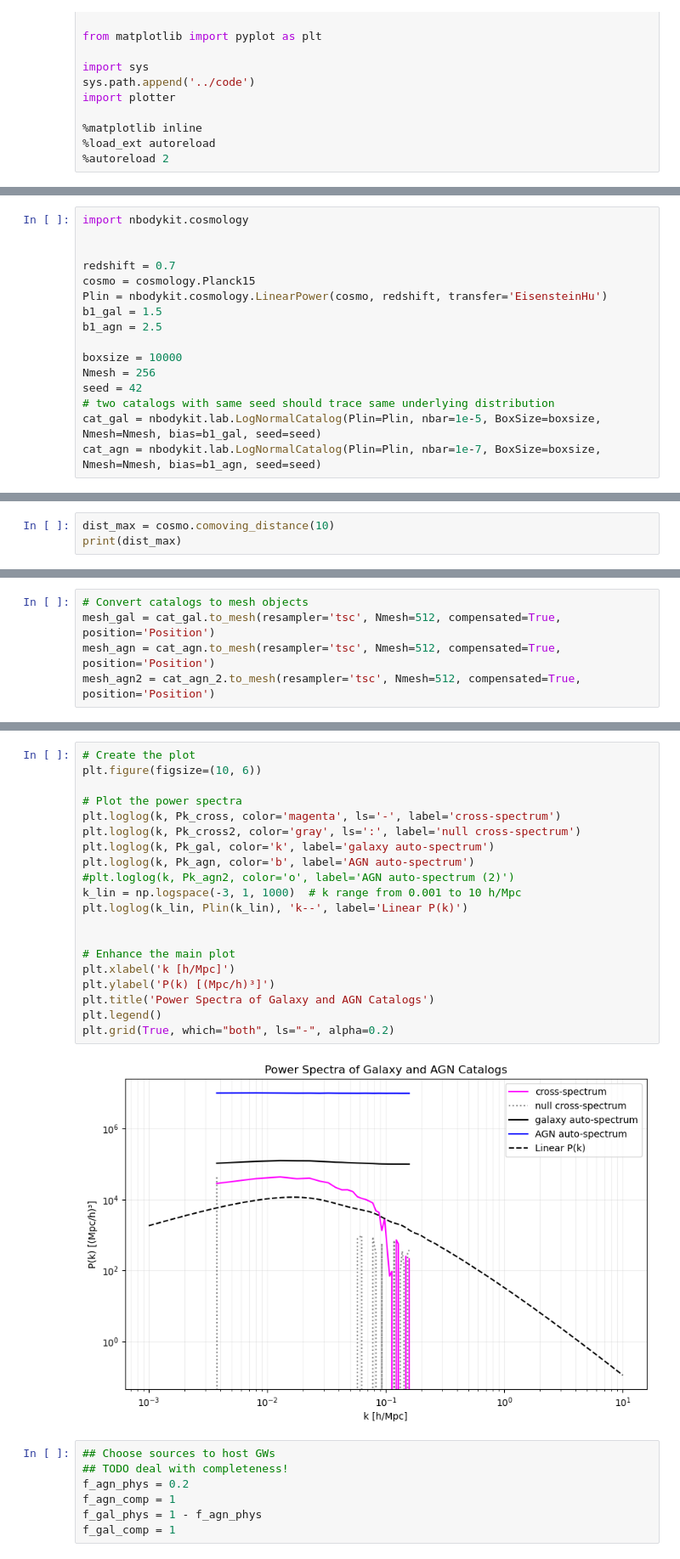
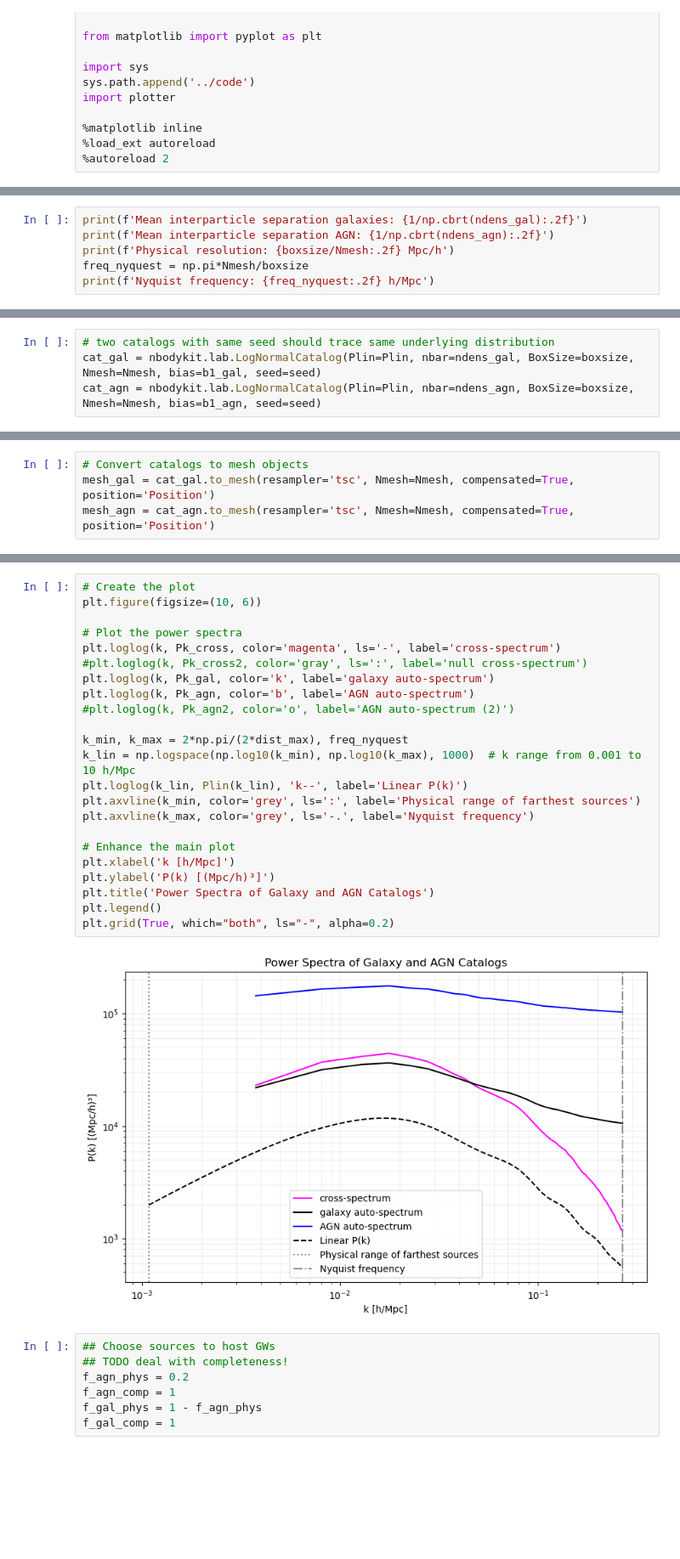
Before and after one commit to kstoreyf/gws-agn, a Jupyter notebook: notebooks/2025-04-17_mocks_lognormal.ipynb, the cells around one changed output, grey strips where cells are left out. Shown at 85% size. Drawn from its saved outputs; the diff is of its cells as text; blank space fills up the shorter version.

```diff
--- a/notebooks/2025-04-17_mocks_lognormal.ipynb
+++ b/notebooks/2025-04-17_mocks_lognormal.ipynb
@@ -18,0 +48,6 @@ import plotter
+# %%
+print(f'Mean interparticle separation galaxies: {1/np.cbrt(ndens_gal):.2f}')
+print(f'Mean interparticle separation AGN: {1/np.cbrt(ndens_agn):.2f}')
+print(f'Physical resolution: {boxsize/Nmesh:.2f} Mpc/h')
+freq_nyquest = np.pi*Nmesh/boxsize
+print(f'Nyquist frequency: {freq_nyquest:.2f} h/Mpc')
@@ -19,16 +61,4 @@ import plotter
 # %%
-import nbodykit.cosmology
-
-
-redshift = 0.7
-cosmo = cosmology.Planck15
-Plin = nbodykit.cosmology.LinearPower(cosmo, redshift, transfer='EisensteinHu')
-b1_gal = 1.5
-b1_agn = 2.5
-
-boxsize = 10000
-Nmesh = 256
-seed = 42
 # two catalogs with same seed should trace same underlying distribution
-cat_gal = nbodykit.lab.LogNormalCatalog(Plin=Plin, nbar=1e-5, BoxSize=boxsize, Nmesh=Nmesh, bias=b1_gal, seed=seed)
-cat_agn = nbodykit.lab.LogNormalCatalog(Plin=Plin, nbar=1e-7, BoxSize=boxsize, Nmesh=Nmesh, bias=b1_agn, seed=seed)
+cat_gal = nbodykit.lab.LogNormalCatalog(Plin=Plin, nbar=ndens_gal, BoxSize=boxsize, Nmesh=Nmesh, bias=b1_gal, seed=seed)
+cat_agn = nbodykit.lab.LogNormalCatalog(Plin=Plin, nbar=ndens_agn, BoxSize=boxsize, Nmesh=Nmesh, bias=b1_agn, seed=seed)
@@ -55,3 +82,0 @@ Text(0, 0.5, 'y [Mpc/h]')
-# %%
-dist_max = cosmo.comoving_distance(10)
-print(dist_max)
@@ -94,7 +116,6 @@ plt.legend()
 # %%
 # Convert catalogs to mesh objects
-mesh_gal = cat_gal.to_mesh(resampler='tsc', Nmesh=512, compensated=True, position='Position')
-mesh_agn = cat_agn.to_mesh(resampler='tsc', Nmesh=512, compensated=True, position='Position')
-mesh_agn2 = cat_agn_2.to_mesh(resampler='tsc', Nmesh=512, compensated=True, position='Position')
+mesh_gal = cat_gal.to_mesh(resampler='tsc', Nmesh=Nmesh, compensated=True, position='Position')
+mesh_agn = cat_agn.to_mesh(resampler='tsc', Nmesh=Nmesh, compensated=True, position='Position')
 # %%
 r_cross = nbodykit.lab.FFTPower(first=mesh_gal, second=mesh_agn, mode='1d', dk=0.005)
@@ -113,25 +149,28 @@ Pk_agn2 = r_agn2.power['power'].real  # auto-spectrum of AGN
 # %%
 # Create the plot
 plt.figure(figsize=(10, 6))
 
 # Plot the power spectra
 plt.loglog(k, Pk_cross, color='magenta', ls='-', label='cross-spectrum')
-plt.loglog(k, Pk_cross2, color='gray', ls=':', label='null cross-spectrum')
+#plt.loglog(k, Pk_cross2, color='gray', ls=':', label='null cross-spectrum')
 plt.loglog(k, Pk_gal, color='k', label='galaxy auto-spectrum')
 plt.loglog(k, Pk_agn, color='b', label='AGN auto-spectrum')
 #plt.loglog(k, Pk_agn2, color='o', label='AGN auto-spectrum (2)')
-k_lin = np.logspace(-3, 1, 1000)  # k range from 0.001 to 10 h/Mpc
+
+k_min, k_max = 2*np.pi/(2*dist_max), freq_nyquest
+k_lin = np.logspace(np.log10(k_min), np.log10(k_max), 1000)  # k range from 0.001 to 10 h/Mpc
 plt.loglog(k_lin, Plin(k_lin), 'k--', label='Linear P(k)')
-
+plt.axvline(k_min, color='grey', ls=':', label='Physical range of farthest sources')
+plt.axvline(k_max, color='grey', ls='-.', label='Nyquist frequency')
 
 # Enhance the main plot
 plt.xlabel('k [h/Mpc]')
 plt.ylabel('P(k) [(Mpc/h)³]')
 plt.title('Power Spectra of Galaxy and AGN Catalogs')
 plt.legend()
 plt.grid(True, which="both", ls="-", alpha=0.2)
 # %% [output]
-[figure, old version]
+[figure, new version]
 # %%
 ## Choose sources to host GWs
 ## TODO deal with completeness!
```
Also changed, not shown: parts of 23 cells of this notebook.
